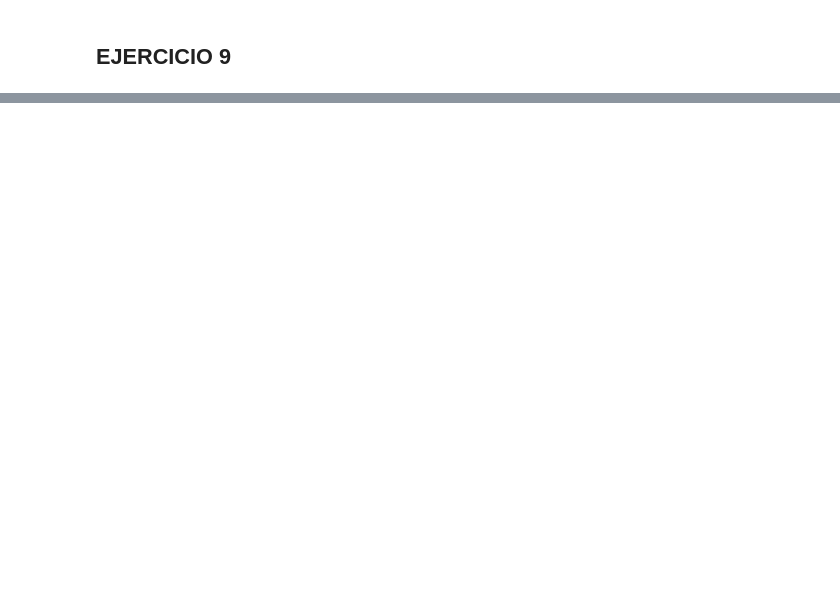
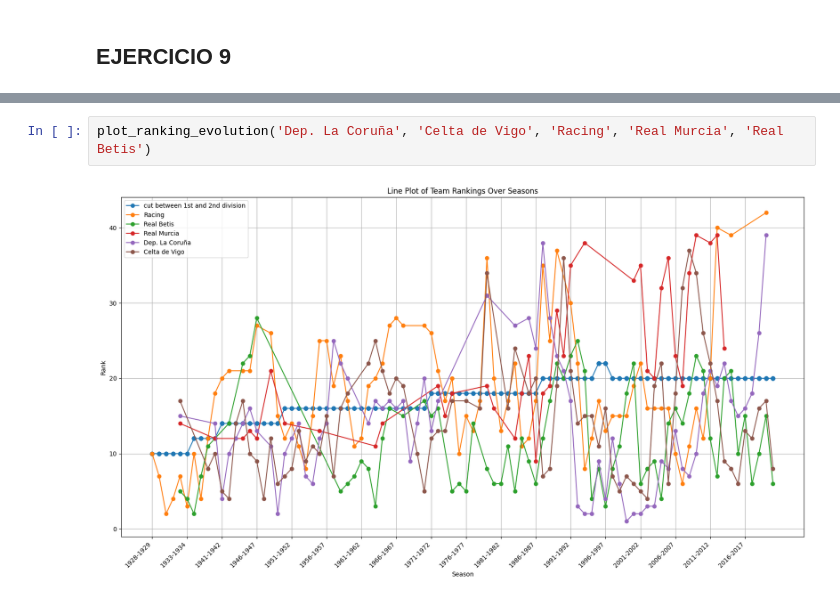
Before and after one commit to jorgers29/Spanish_Football_Analysis, a Jupyter notebook: analysis/LaLigaDataAnalysis.ipynb, the cells around one changed output, grey strips where cells are left out. Drawn from its saved outputs; the diff is of its cells as text; blank space fills up the shorter version.

```diff
--- a/analysis/LaLigaDataAnalysis.ipynb
+++ b/analysis/LaLigaDataAnalysis.ipynb
@@ -262,0 +507,4 @@ TOP_5_elevator_teams
+# %%
+plot_ranking_evolution('Dep. La Coruña', 'Celta de Vigo', 'Racing', 'Real Murcia', 'Real Betis')
+# %% [output]
+[figure, added]
```
Also changed, not shown: parts of 13 cells of this notebook.
